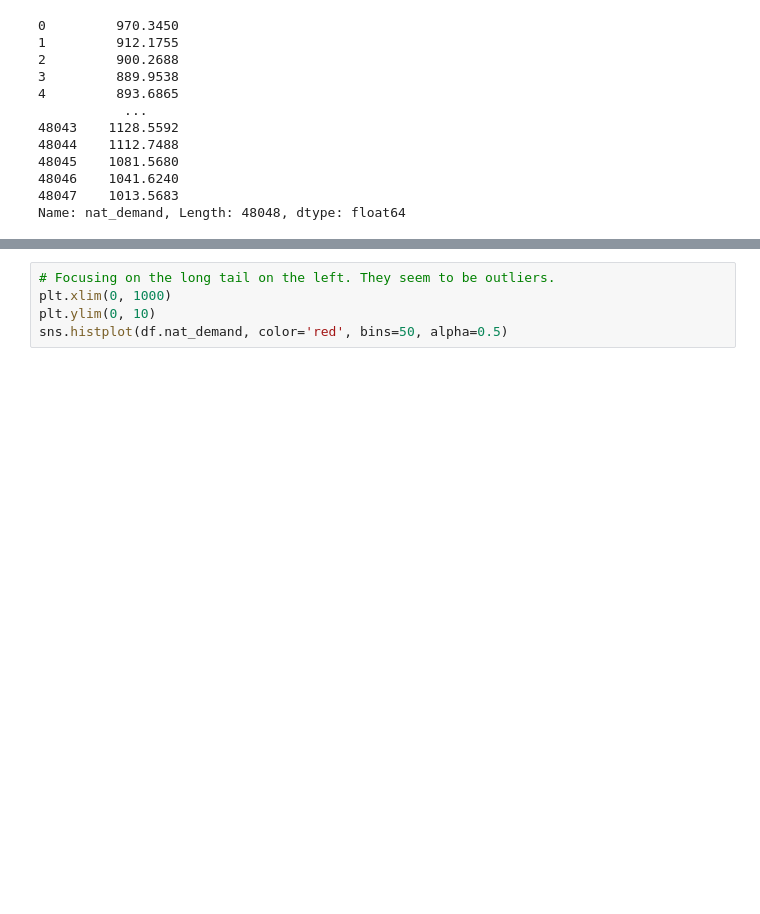
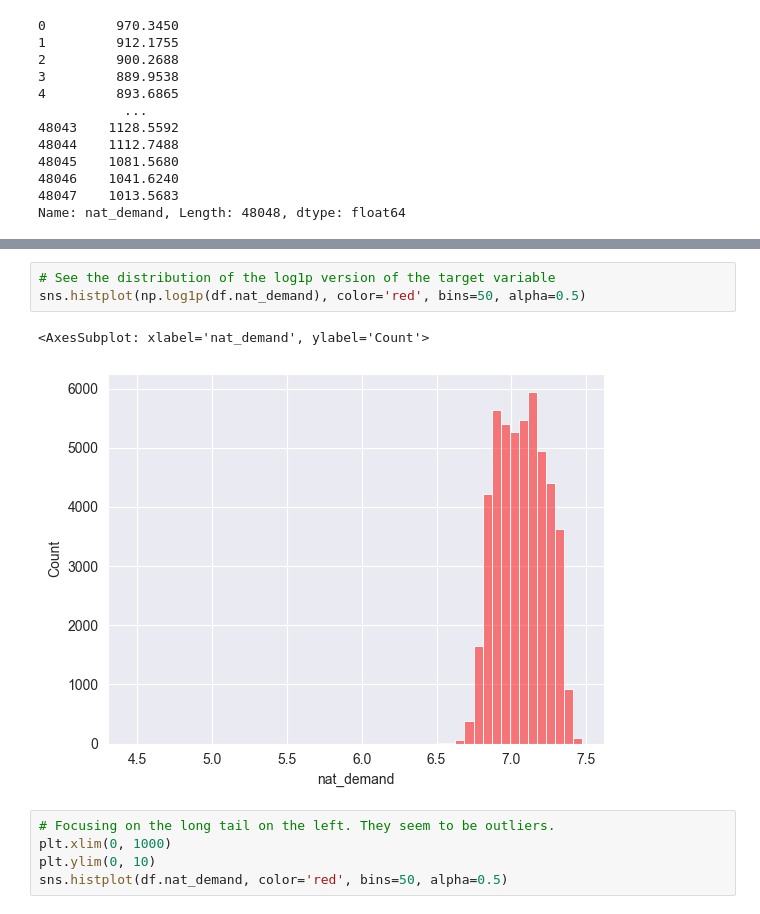
Before and after one commit to kausnz/panama-electricity-load-forecast, a Jupyter notebook: notebook.ipynb, the cells around one changed output, grey strips where cells are left out. Saved outputs shown, nothing was run; the diff lists cells and outputs as text; blank space fills up the shorter version.

```diff
--- a/notebook.ipynb
+++ b/notebook.ipynb
@@ -264,3 +269,9 @@ sns.histplot(df.nat_demand, color='aqua', bins=50, alpha=0.5)
+# %%
+# See the distribution of the log1p version of the target variable
+sns.histplot(np.log1p(df.nat_demand), color='red', bins=50, alpha=0.5)
+# %% [output]
+<AxesSubplot: xlabel='nat_demand', ylabel='Count'>
+[figure, added]
 # %%
 # Focusing on the long tail on the left. They seem to be outliers.
 plt.xlim(0, 1000)
```
Also changed, not shown: parts of 20 cells of this notebook, 2 other files.
